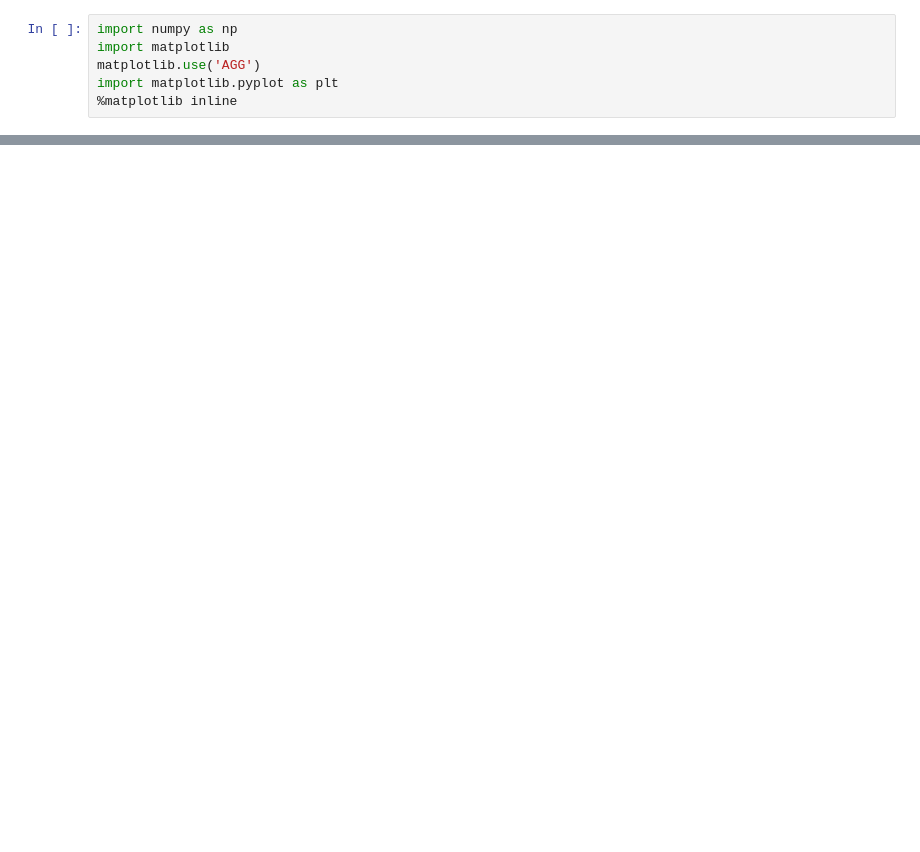
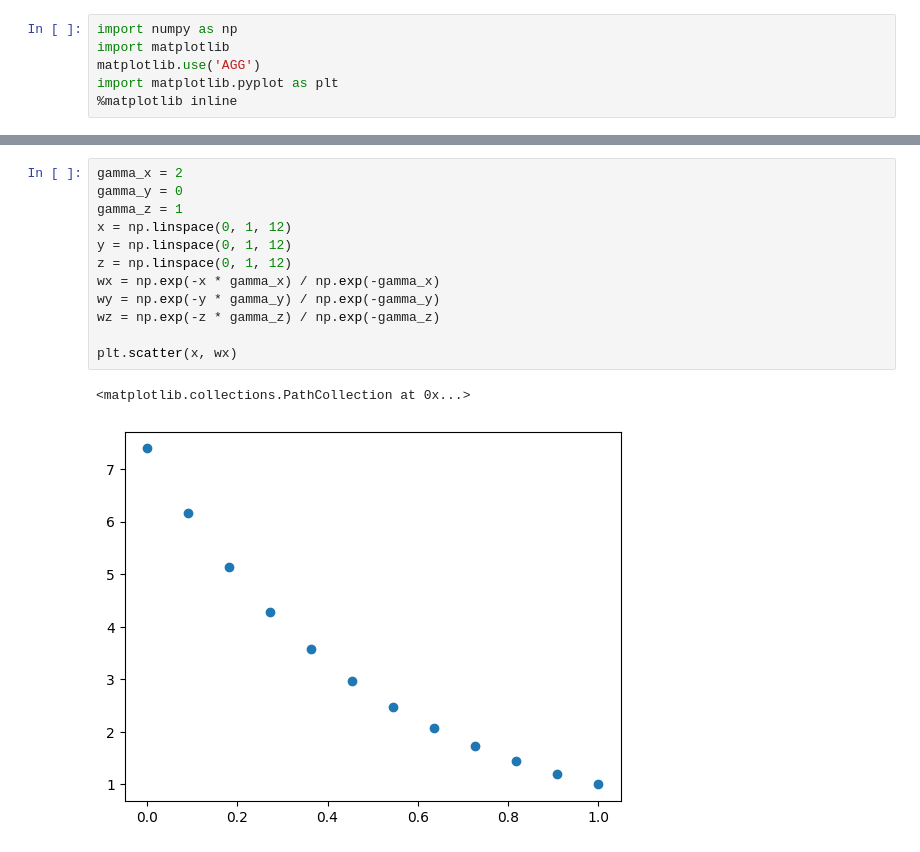
Before and after one commit to monikagrewal/DL-MODIR, a Jupyter notebook: notebooks/try_3d_visualization.ipynb, the cells around one changed output, grey strips where cells are left out. Drawn from its saved outputs; the diff is of its cells as text; blank space fills up the shorter version.

```diff
--- a/notebooks/try_3d_visualization.ipynb
+++ b/notebooks/try_3d_visualization.ipynb
@@ -40,0 +66,15 @@ plt.show()
+# %%
+gamma_x = 2
+gamma_y = 0
+gamma_z = 1
+x = np.linspace(0, 1, 12)
+y = np.linspace(0, 1, 12)
+z = np.linspace(0, 1, 12)
+wx = np.exp(-x * gamma_x) / np.exp(-gamma_x)
+wy = np.exp(-y * gamma_y) / np.exp(-gamma_y)
+wz = np.exp(-z * gamma_z) / np.exp(-gamma_z)
+
+plt.scatter(x, wx)
+# %% [output]
+<matplotlib.collections.PathCollection at 0x...>
+[figure, added]
```
Also changed, not shown: parts of 4 cells of this notebook, 34 other files.
